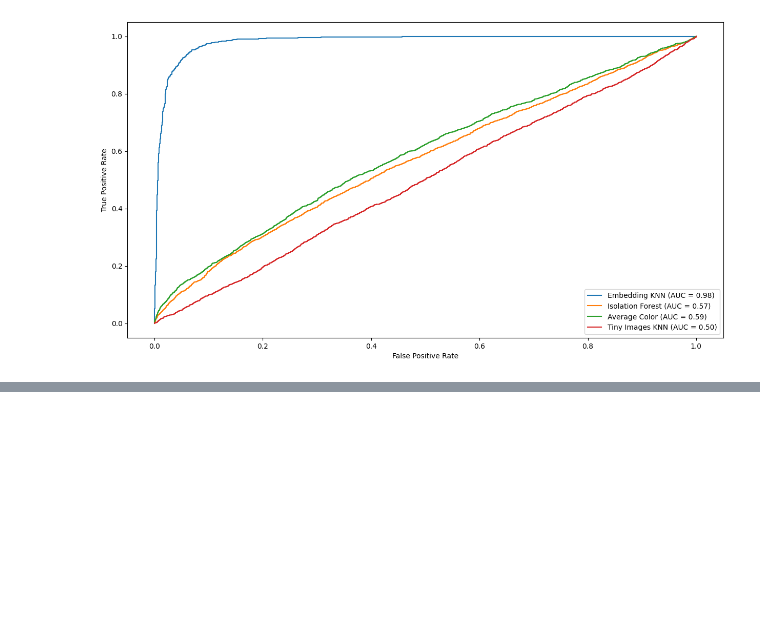
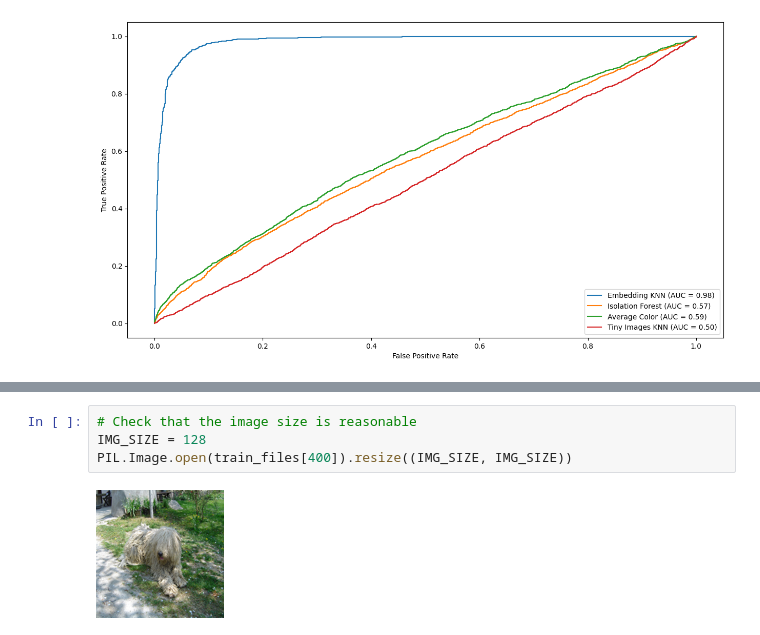
Before and after one commit to ninpnin/data-centric-ai, a Jupyter notebook: outliers/Lab - Outliers.ipynb, the cells around one changed output, grey strips where cells are left out. Drawn from its saved outputs; the diff is of its cells as text; blank space fills up the shorter version.

```diff
--- a/outliers/Lab - Outliers.ipynb
+++ b/outliers/Lab - Outliers.ipynb
@@ -339,0 +338,6 @@ Fitting OOD estimator based on provided features ...
+# %%
+# Check that the image size is reasonable
+IMG_SIZE = 128
+PIL.Image.open(train_files[400]).resize((IMG_SIZE, IMG_SIZE))
+# %% [output]
+[figure, added]
```
Also changed, not shown: parts of 22 cells of this notebook.
